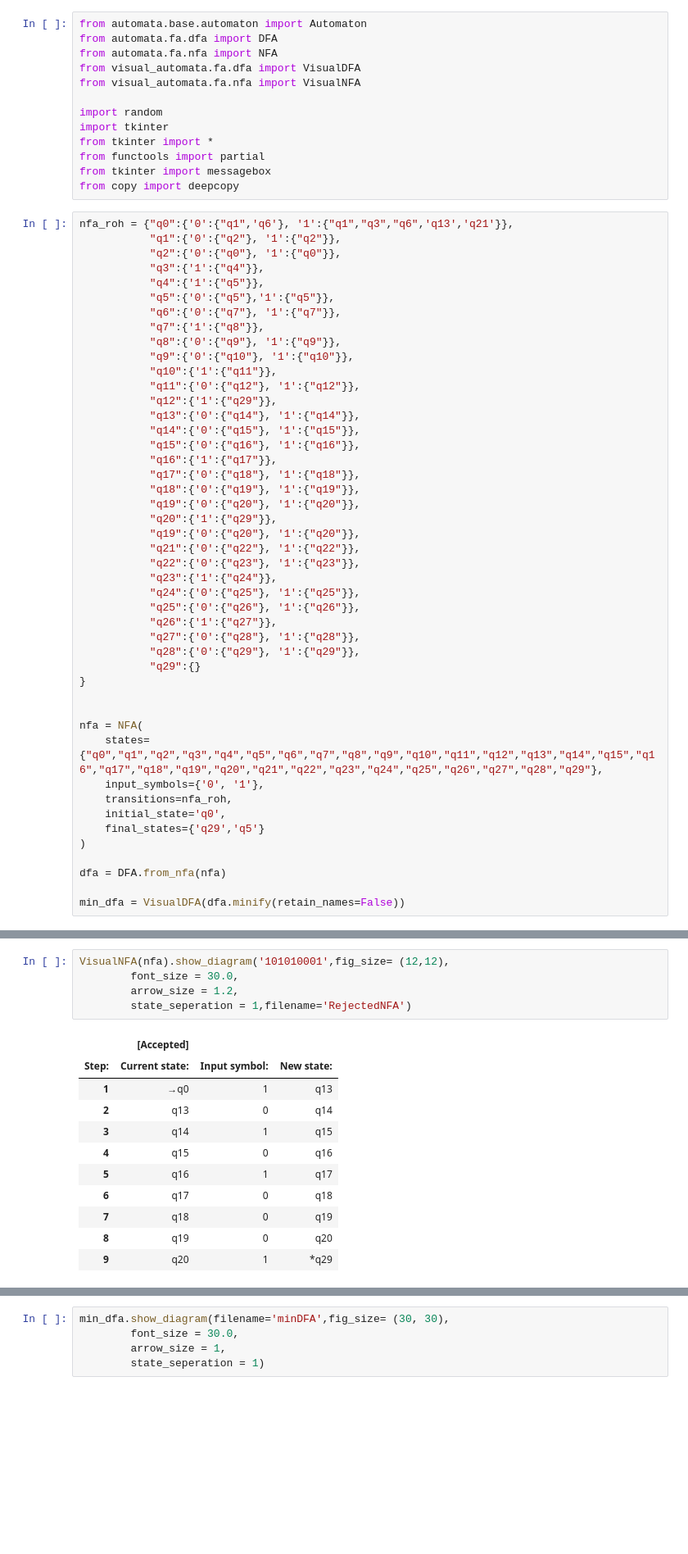
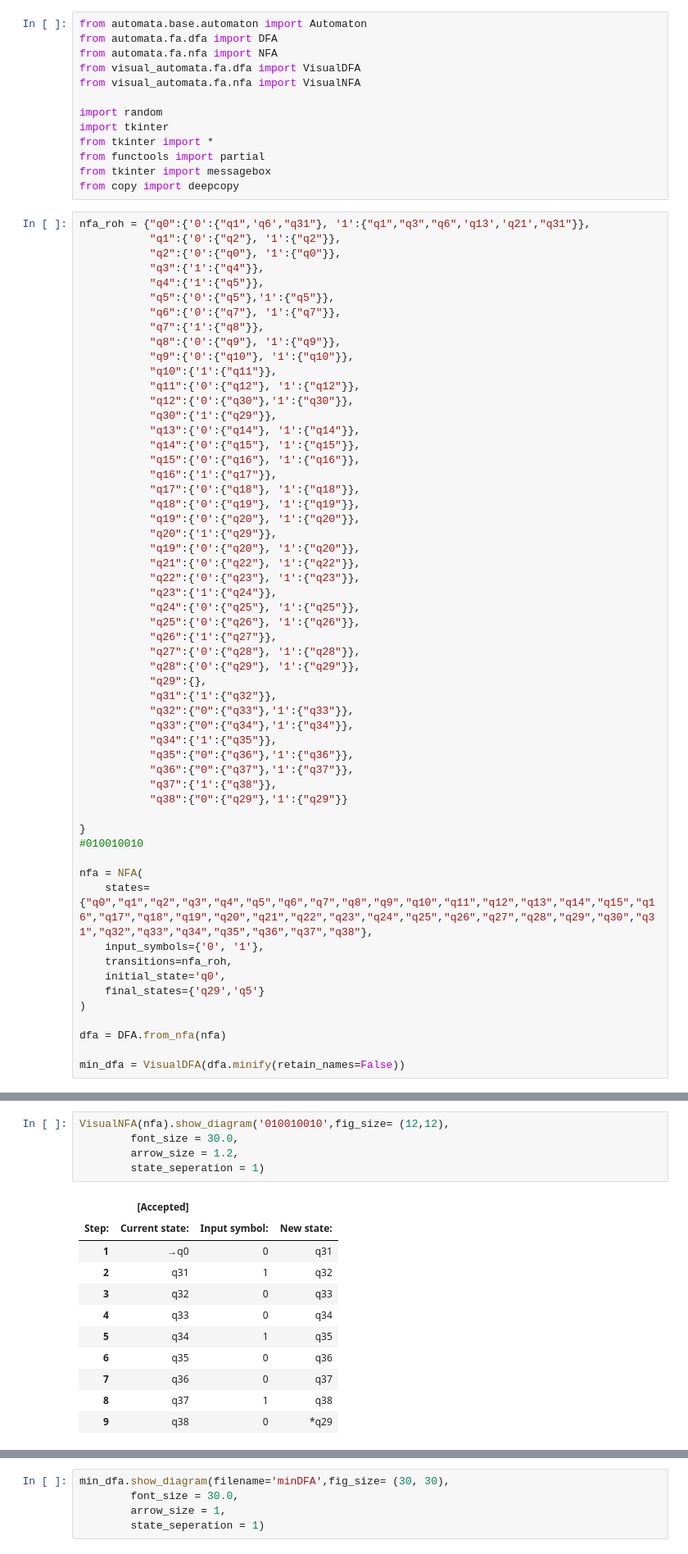
Before and after one commit to Rohith-2/TicTacToe-DFA, a Jupyter notebook: notebooks/TicTacToe-DFA.ipynb, the cells around one changed output, grey strips where cells are left out. Shown at 82% size. Drawn from its saved outputs; the diff is of its cells as text; blank space fills up the shorter version.

```diff
--- a/notebooks/TicTacToe-DFA.ipynb
+++ b/notebooks/TicTacToe-DFA.ipynb
@@ -12,7 +12,7 @@ from functools import partial
 from tkinter import messagebox
 from copy import deepcopy
 # %%
-nfa_roh = {"q0":{'0':{"q1",'q6'}, '1':{"q1","q3","q6",'q13','q21'}},
+nfa_roh = {"q0":{'0':{"q1",'q6',"q31"}, '1':{"q1","q3","q6",'q13','q21',"q31"}},
            "q1":{'0':{"q2"}, '1':{"q2"}},
            "q2":{'0':{"q0"}, '1':{"q0"}},
            "q3":{'1':{"q4"}},
@@ -24,7 +24,8 @@ nfa_roh = {"q0":{'0':{"q1",'q6'}, '1':{"q1","q3","q6",'q13','q21'}},
            "q9":{'0':{"q10"}, '1':{"q10"}},
            "q10":{'1':{"q11"}},
            "q11":{'0':{"q12"}, '1':{"q12"}},
-           "q12":{'1':{"q29"}},
+           "q12":{'0':{"q30"},'1':{"q30"}},
+           "q30":{'1':{"q29"}},
            "q13":{'0':{"q14"}, '1':{"q14"}},
            "q14":{'0':{"q15"}, '1':{"q15"}},
            "q15":{'0':{"q16"}, '1':{"q16"}},
@@ -42,12 +43,21 @@ nfa_roh = {"q0":{'0':{"q1",'q6'}, '1':{"q1","q3","q6",'q13','q21'}},
            "q26":{'1':{"q27"}},
            "q27":{'0':{"q28"}, '1':{"q28"}},
            "q28":{'0':{"q29"}, '1':{"q29"}},
-           "q29":{}
+           "q29":{},
+           "q31":{'1':{"q32"}},
+           "q32":{"0":{"q33"},'1':{"q33"}},
+           "q33":{"0":{"q34"},'1':{"q34"}},
+           "q34":{'1':{"q35"}},
+           "q35":{"0":{"q36"},'1':{"q36"}},
+           "q36":{"0":{"q37"},'1':{"q37"}},
+           "q37":{'1':{"q38"}},
+           "q38":{"0":{"q29"},'1':{"q29"}}
+
 }
-
+#010010010
 
 nfa = NFA(
-    states={"q0","q1","q2","q3","q4","q5","q6","q7","q8","q9","q10","q11","q12","q13","q14","q15","q16","q17","q18","q19","q20","q21","q22","q23","q24","q25","q26","q27","q28","q29"},
+    states={"q0","q1","q2","q3","q4","q5","q6","q7","q8","q9","q10","q11","q12","q13","q14","q15","q16","q17","q18","q19","q20","q21","q22","q23","q24","q25","q26","q27","q28","q29","q30","q31","q32","q33","q34","q35","q36","q37","q38"},
     input_symbols={'0', '1'},
     transitions=nfa_roh,
     initial_state='q0',
@@ -62,20 +74,20 @@ VisualNFA(nfa).show_diagram
 # %%
-VisualNFA(nfa).show_diagram('101010001',fig_size= (12,12),
+VisualNFA(nfa).show_diagram('010010010',fig_size= (12,12),
         font_size = 30.0,
         arrow_size = 1.2,
-        state_seperation = 1,filename='RejectedNFA')
+        state_seperation = 1)
 # %% [output]
 |  | [Accepted] |  |  |
 | Step: | Current state: | Input symbol: | New state: |
-| 1 | →q0 | 1 | q13 |
-| 2 | q13 | 0 | q14 |
-| 3 | q14 | 1 | q15 |
-| 4 | q15 | 0 | q16 |
-| 5 | q16 | 1 | q17 |
-| 6 | q17 | 0 | q18 |
-| 7 | q18 | 0 | q19 |
-| 8 | q19 | 0 | q20 |
-| 9 | q20 | 1 | *q29 |
+| 1 | →q0 | 0 | q31 |
+| 2 | q31 | 1 | q32 |
+| 3 | q32 | 0 | q33 |
+| 4 | q33 | 0 | q34 |
+| 5 | q34 | 1 | q35 |
+| 6 | q35 | 0 | q36 |
+| 7 | q36 | 0 | q37 |
+| 8 | q37 | 1 | q38 |
+| 9 | q38 | 0 | *q29 |
 [drawing not drawn]
 # %%
 min_dfa.show_diagram(filename='minDFA',fig_size= (30, 30),
```
Also changed, not shown: parts of 7 cells of this notebook, 3 other files.
